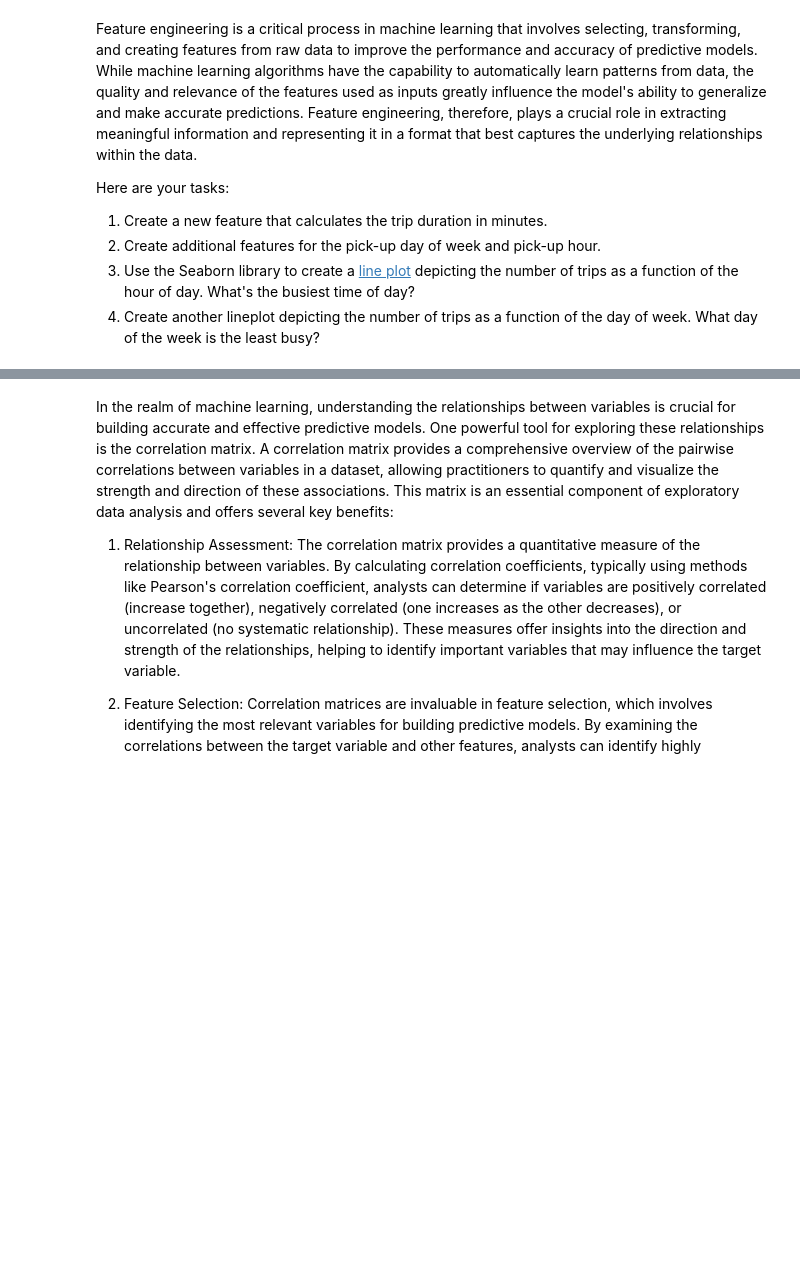
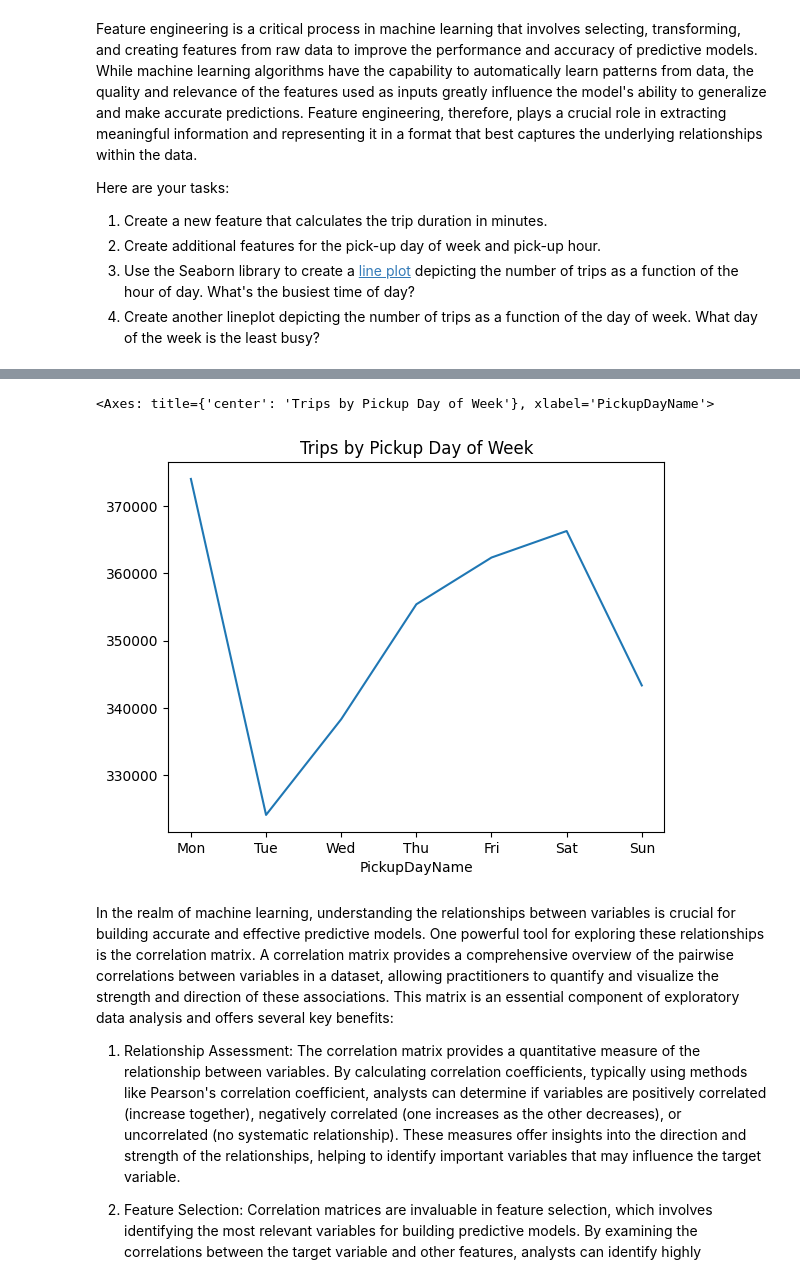
Before and after one commit to jgeiger81/sbml, a Jupyter notebook: JasonG_MLE_MiniProject_EDA.ipynb, the cells around one changed output, grey strips where cells are left out. Saved outputs shown, nothing was run; the diff lists cells and outputs as text; code cells hidden in the pictures; blank space fills up the shorter version.

```diff
--- a/JasonG_MLE_MiniProject_EDA.ipynb
+++ b/JasonG_MLE_MiniProject_EDA.ipynb
@@ -124,0 +190,22 @@ Here are your tasks:
+# %%
+#Since we are plotting this later, I want to make it a little more human readable
+#this was a pain to figure out but it makes sense now that I know.
+
+
+#Get the day of week code and map to string column as well.
+df["PickupDay"] = df["tpep_pickup_datetime"].dt.dayofweek
+day_map = {
+    0: 'Mon',
+    1: 'Tue',
+    2: 'Wed',
+    3: 'Thu',
+    4: 'Fri',
+    5: 'Sat',
+    6: 'Sun'
+}
+df['PickupDayName'] = df['PickupDay'].map(day_map)
+
+# Get value_counts() by the string representation but "reindex" in the order I want/defined
+day_order = ['Mon', 'Tue', 'Wed', 'Thu', 'Fri', 'Sat', 'Sun']
+pickupsByDay = df["PickupDayName"].value_counts().reindex(day_order)
+pickupsByDay
@@ -127,5 +229,9 @@ Here are your tasks:
 # %%
 # Create a lineplot displaying the number of trips by pickup day
+pickupsByDay.plot(x='PickupDayName', y='count', title='Trips by Pickup Day of Week')
+# %% [output]
+<Axes: title={'center': 'Trips by Pickup Day of Week'}, xlabel='PickupDayName'>
+[figure, added]
 # %% [markdown]
 In the realm of machine learning, understanding the relationships between variables is crucial for building accurate and effective predictive models. One powerful tool for exploring these relationships is the correlation matrix. A correlation matrix provides a comprehensive overview of the pairwise correlations between variables in a dataset, allowing practitioners to quantify and visualize the strength and direction of these associations. This matrix is an essential component of exploratory data analysis and offers several key benefits:
 
```
Also changed, not shown: parts of 10 cells of this notebook.
